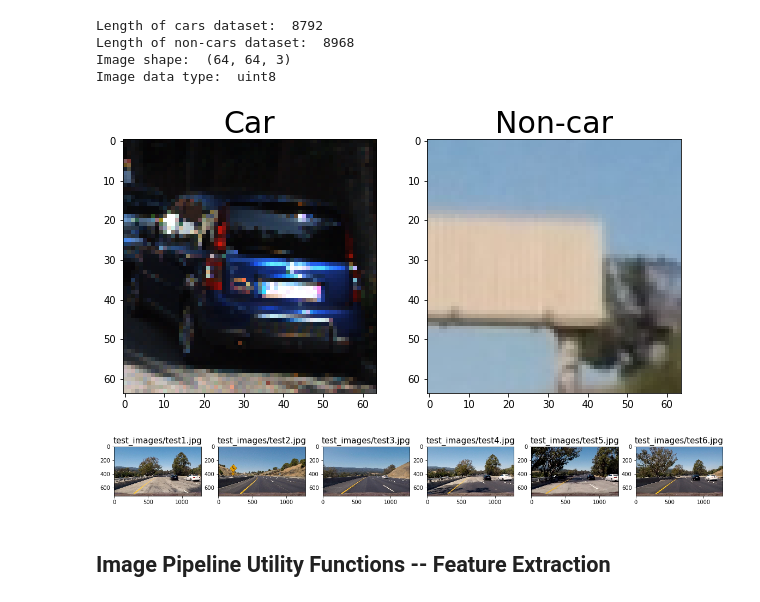
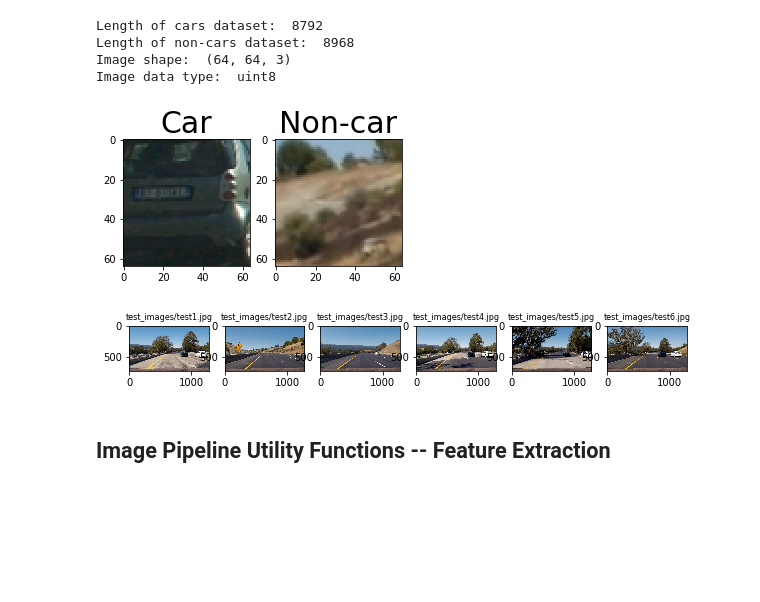
Before and after one commit to DevJoseWeb/CarND-Vehicle-Detection, a Jupyter notebook: P5.ipynb, the cells around one changed output. Saved outputs shown, nothing was run; the diff lists cells and outputs as text; code cells hidden in the pictures; blank space fills up the shorter version.

Commit message:
Added figures for writeup

```diff
--- a/P5.ipynb
+++ b/P5.ipynb
@@ -91,26 +91,26 @@ Image data type:  uint8
 # %%
 rand_car_index = random.randint(0, len(cars))
 rand_car_image = mpimg.imread(cars[rand_car_index])
 
 rand_non_car_index = random.randint(0, len(non_cars))
 rand_non_car_image = mpimg.imread(non_cars[rand_non_car_index])
 
-figure, axis = plt.subplots(1, 2, figsize=(10, 10))
+figure, axis = plt.subplots(1, 2, figsize=(5, 5))
 axis[0].imshow(rand_car_image)
 axis[0].set_title("Car", fontsize=30)
 axis[1].imshow(rand_non_car_image)
 axis[1].set_title("Non-car", fontsize=30)
-figure.savefig('example_car_non-car_images.png')
+figure.savefig('output_images/example_car_non-car_images.png')
 
-figure2, axis2 = plt.subplots(1, 6, figsize=(20, 20))
+figure2, axis2 = plt.subplots(1, 6, figsize=(10, 10))
 for i, test_fname in enumerate(test_images):
     test_image = mpimg.imread(test_fname)
     axis2[i].imshow(test_image)
-    axis2[i].set_title(test_fname, fontsize=15)
-figure2.savefig('test_images.png')
+    axis2[i].set_title(test_fname, fontsize=8)
+figure2.savefig('output_images/test_images.png')
 # %% [output]
-[figure, old version]
+[figure, new version]
-[figure, old version]
+[figure, new version]
 # %% [markdown]
 ## Image Pipeline Utility Functions -- Feature Extraction
 # %%
```
Also changed, not shown: parts of 5 cells of this notebook, 5 other files.
